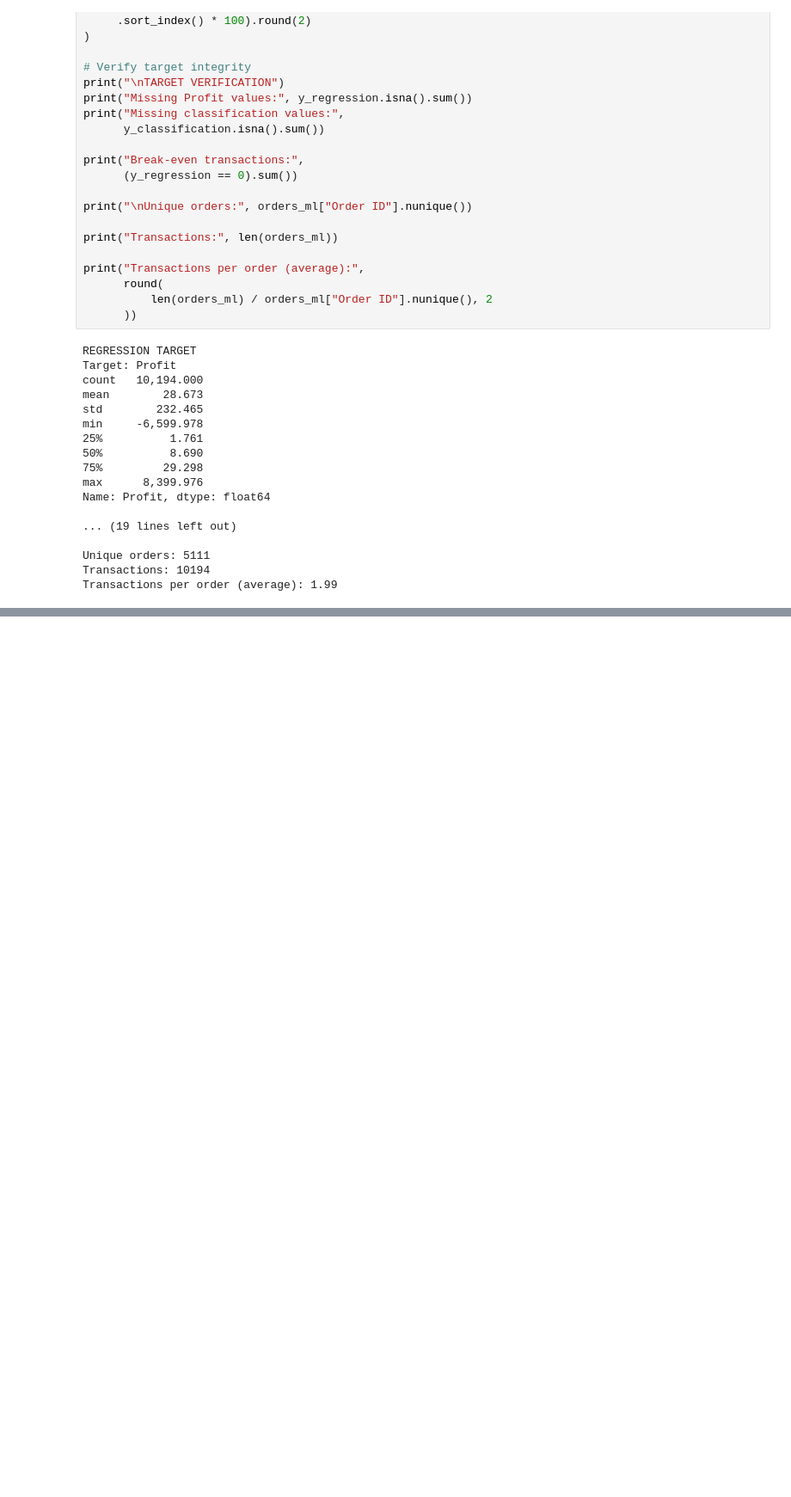
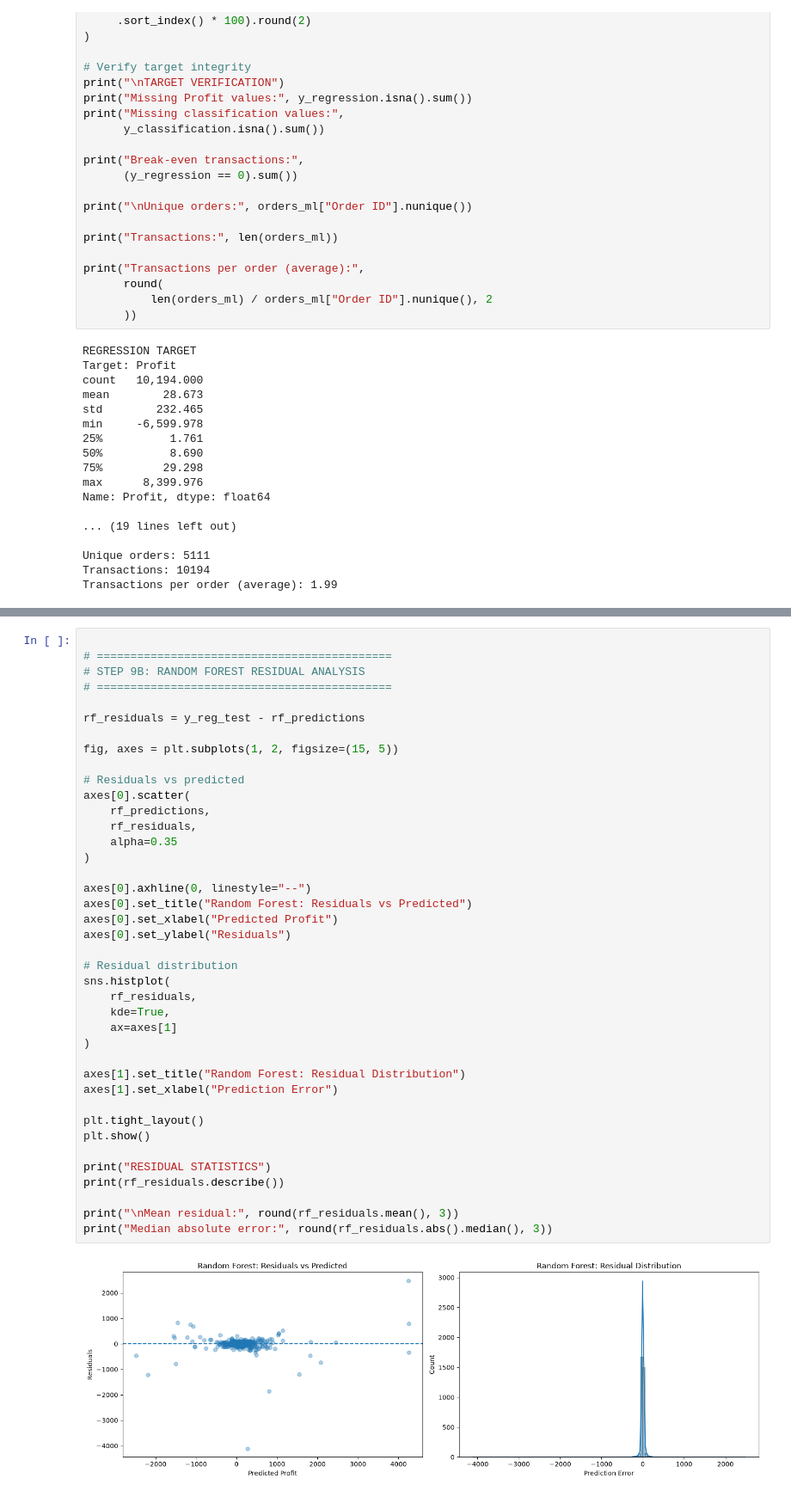
Before and after one commit to cabboud28/Data-Analysis, a Jupyter notebook: notebooks/03_Machine_Learning.ipynb, the cells around one changed output, grey strips where cells are left out. Shown at 86% size. Drawn from its saved outputs; the diff is of its cells as text; blank space fills up the shorter version.

```diff
--- a/notebooks/03_Machine_Learning.ipynb
+++ b/notebooks/03_Machine_Learning.ipynb
@@ -165,0 +1038,42 @@ Transactions per order (average): 1.99
+# %%
+
+# ============================================
+# STEP 9B: RANDOM FOREST RESIDUAL ANALYSIS
+# ============================================
+
+rf_residuals = y_reg_test - rf_predictions
+
+fig, axes = plt.subplots(1, 2, figsize=(15, 5))
+
+# Residuals vs predicted
+axes[0].scatter(
+    rf_predictions,
+    rf_residuals,
+    alpha=0.35
+)
+
+axes[0].axhline(0, linestyle="--")
+axes[0].set_title("Random Forest: Residuals vs Predicted")
+axes[0].set_xlabel("Predicted Profit")
+axes[0].set_ylabel("Residuals")
+
+# Residual distribution
+sns.histplot(
+    rf_residuals,
+    kde=True,
+    ax=axes[1]
+)
+
+axes[1].set_title("Random Forest: Residual Distribution")
+axes[1].set_xlabel("Prediction Error")
+
+plt.tight_layout()
+plt.show()
+
+print("RESIDUAL STATISTICS")
+print(rf_residuals.describe())
+
+print("\nMean residual:", round(rf_residuals.mean(), 3))
+print("Median absolute error:", round(rf_residuals.abs().median(), 3))
+# %% [output]
+[figure, added]
```
Also changed, not shown: parts of 37 cells of this notebook, 1 other file.
